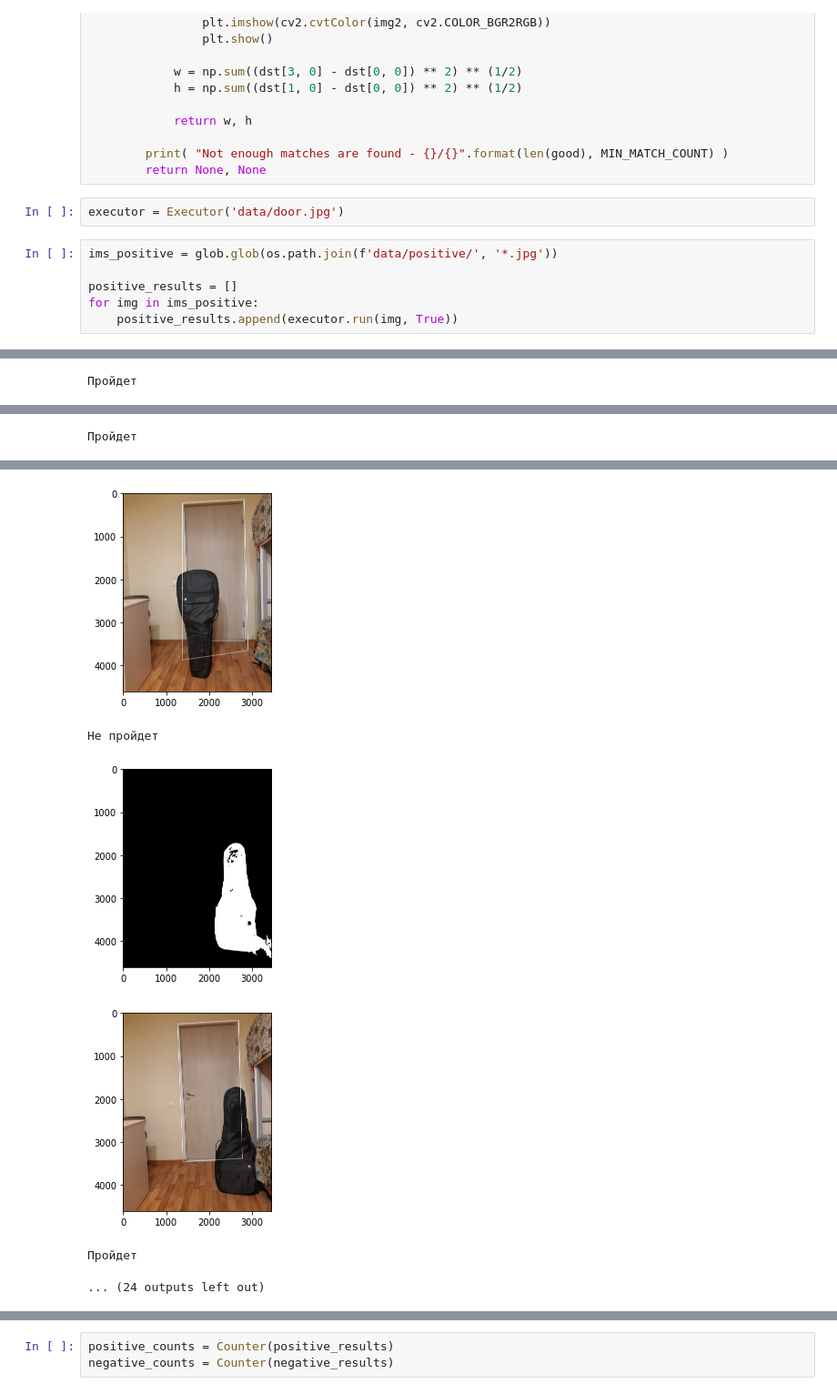
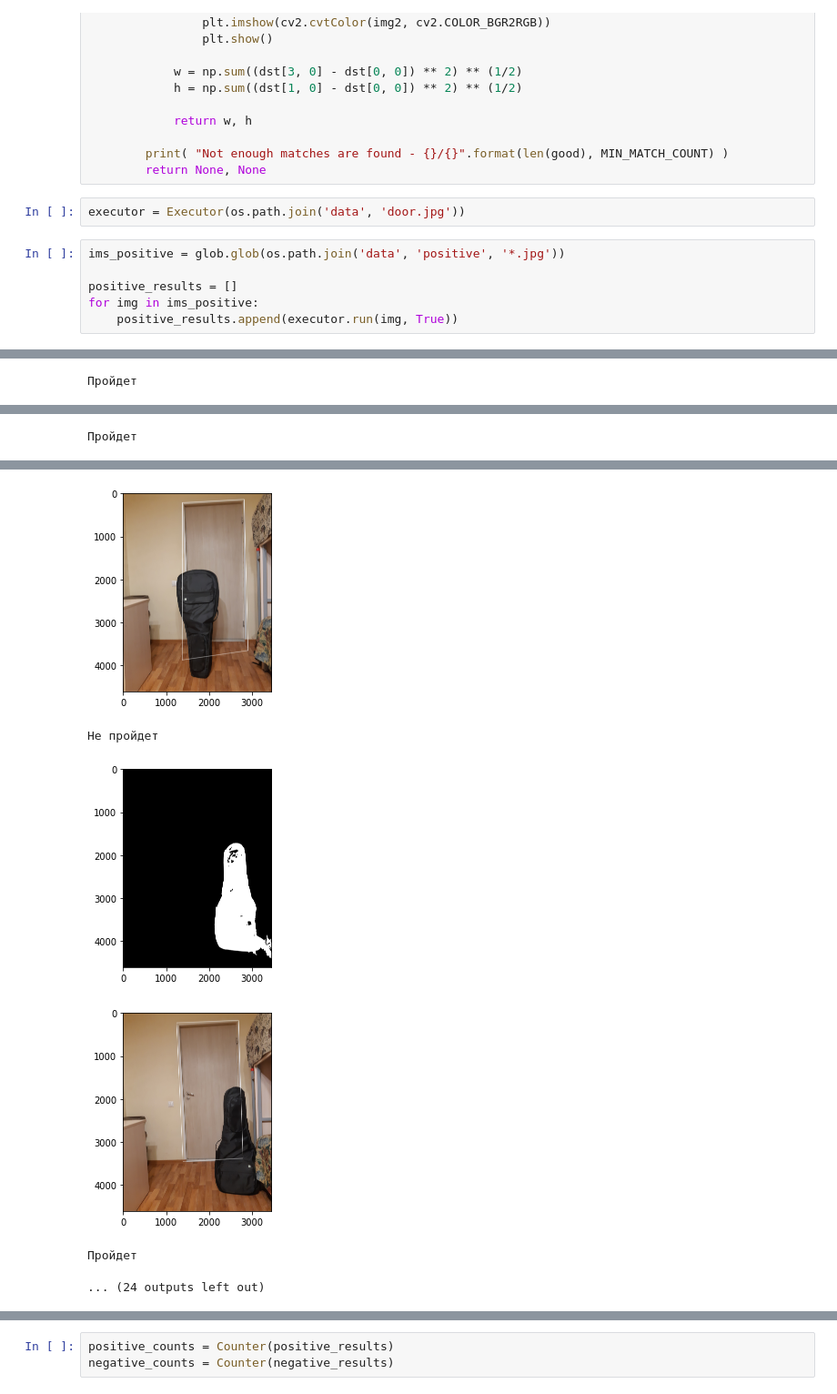
Before and after one commit to mitenevav/lab_signals, a Jupyter notebook: big_laba.ipynb, the cells around one changed output, grey strips where cells are left out. Shown at 91% size. Cells and saved outputs as stored; diff of their text form.

```diff
--- a/big_laba.ipynb
+++ b/big_laba.ipynb
@@ -127,9 +127,9 @@ class Executor():
         print( "Not enough matches are found - {}/{}".format(len(good), MIN_MATCH_COUNT) )
         return None, None
 # %%
-executor = Executor('data/door.jpg')
+executor = Executor(os.path.join('data', 'door.jpg'))
 # %%
-ims_positive = glob.glob(os.path.join(f'data/positive/', '*.jpg'))
+ims_positive = glob.glob(os.path.join('data', 'positive', '*.jpg'))
 
 positive_results = []
 for img in ims_positive:
@@ -140,12 +140,12 @@ for img in ims_positive:
 Пройдет
 [figure]
 [figure]
 Пройдет
 [figure]
 [figure]
 Не пройдет
 [figure]
-[figure, old version]
+[figure, new version]
 Пройдет
 ... (24 outputs left out)
 # %%
```
Also changed, not shown: parts of 2 cells of this notebook, 1 other file.
